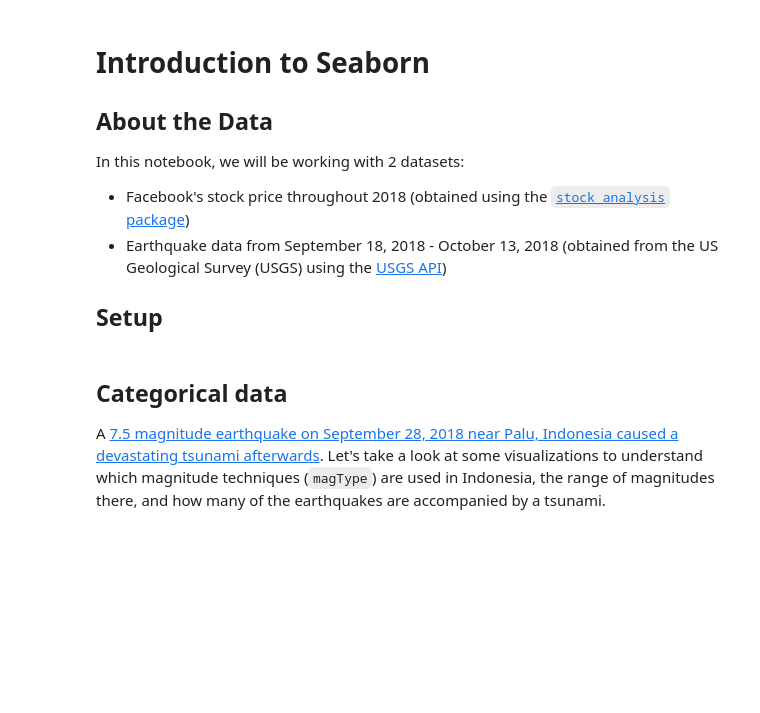
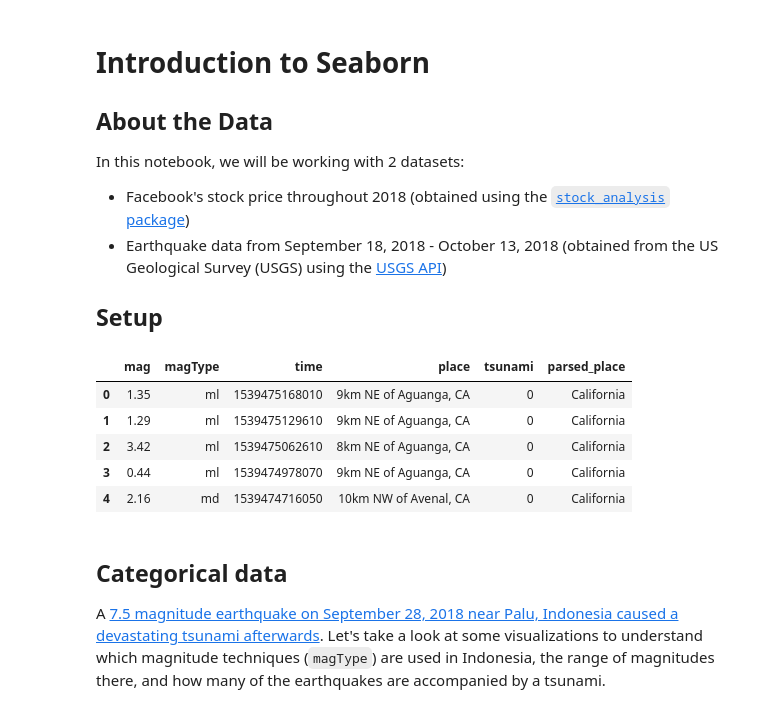
Before and after one commit to ericcoopey/dsa250_sp26, a Jupyter notebook: M4-EDA_Visualization/4-introduction_to_seaborn.ipynb, the cells around one changed output. Drawn from its saved outputs; the diff is of its cells as text; code cells hidden in the pictures; blank space fills up the shorter version.

```diff
--- a/M4-EDA_Visualization/4-introduction_to_seaborn.ipynb
+++ b/M4-EDA_Visualization/4-introduction_to_seaborn.ipynb
@@ -18,6 +18,15 @@ fb = pd.read_csv(
     'data/fb_stock_prices_2018.csv', index_col='date', parse_dates=True
 )
 quakes = pd.read_csv('data/earthquakes.csv')
+# %%
+quakes.head()
+# %% [output]
+|  | mag | magType | time | place | tsunami | parsed_place |
+| 0 | 1.35 | ml | 1539475168010 | 9km NE of Aguanga, CA | 0 | California |
+| 1 | 1.29 | ml | 1539475129610 | 9km NE of Aguanga, CA | 0 | California |
+| 2 | 3.42 | ml | 1539475062610 | 8km NE of Aguanga, CA | 0 | California |
+| 3 | 0.44 | ml | 1539474978070 | 9km NE of Aguanga, CA | 0 | California |
+| 4 | 2.16 | md | 1539474716050 | 10km NW of Avenal, CA | 0 | California |
 # %% [markdown]
 ## Categorical data
 A [7.5 magnitude earthquake on September 28, 2018 near Palu, Indonesia caused a devastating tsunami afterwards](https://www.livescience.com/63721-tsunami-earthquake-indonesia.html). Let's take a look at some visualizations to understand which magnitude techniques (`magType`) are used in Indonesia, the range of magnitudes there, and how many of the earthquakes are accompanied by a tsunami.
```
Also changed, not shown: parts of 14 cells of this notebook.
